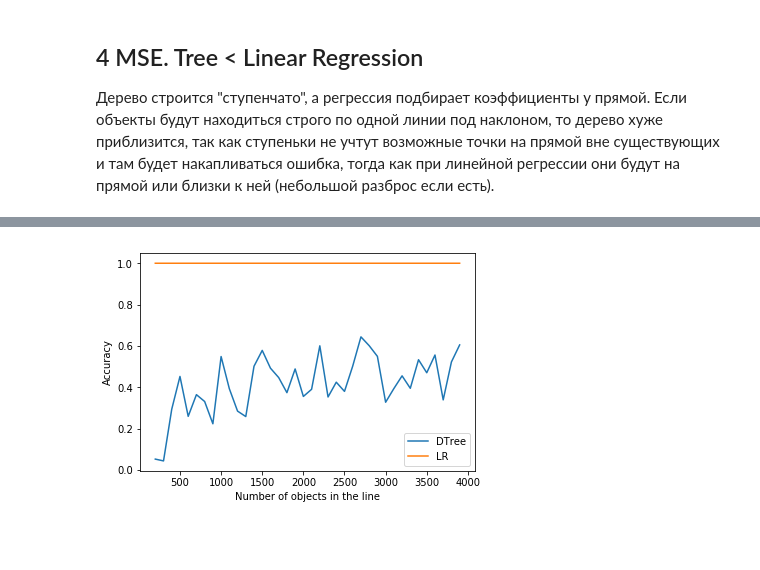
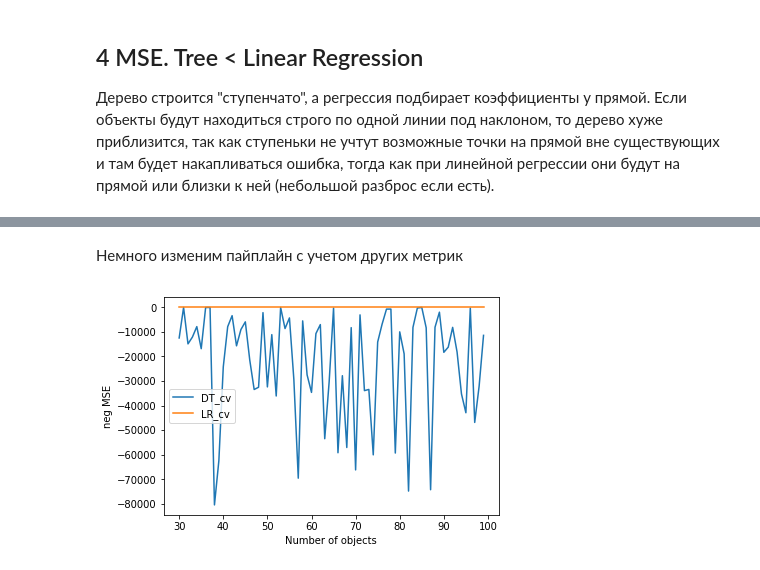
Before and after one commit to dkbrz/Python_HW_2018, a Jupyter notebook: HW_2/HW_2.ipynb, the cells around one changed output, grey strips where cells are left out. Drawn from its saved outputs; the diff is of its cells as text; code cells hidden in the pictures; blank space fills up the shorter version.

```diff
--- a/HW_2/HW_2.ipynb
+++ b/HW_2/HW_2.ipynb
@@ -43,8 +57,8 @@ lr = LogisticRegression(solver='liblinear')
 def generate_lines(n):
     X = []
     y = []
-    X.extend([[x, np.tan(np.pi/4)*x] for x in np.array(range(1,n+1))])
-    X.extend([[x, np.tan(np.pi/4+0.1/n)*x] for x in np.array(range(1,n+1))])
+    X.extend([[x, np.tan(np.pi/4)*x] for x in np.linspace(1,1000, n)])
+    X.extend([[x, np.tan(np.pi/4+0.1/n)*x] for x in np.linspace(1,1000, n)])
     y.extend([1]*n)
     y.extend([0]*n)
     return X, y
@@ -144,7 +145,3 @@ plt.show()
 ## 4 MSE. Tree < Linear Regression
 
 Дерево строится "ступенчато", а регрессия подбирает коэффициенты у прямой. Если объекты будут находиться строго по одной линии под наклоном, то дерево хуже приблизится, так как ступеньки не учтут возможные точки на прямой вне существующих и там будет накапливаться ошибка, тогда как при линейной регрессии они будут на прямой или близки к ней (небольшой разброс если есть).
-# %%
-X, y = make_regression(n_samples=30, n_features=1, noise=0.1, random_state=24, tail_strength=0.8)
-plt.scatter(X,y)
-plt.show()
@@ -156,15 +148,35 @@ lr = LinearRegression()
+# %%
+def generate_reg(n):
+    k = random.randint(1, 30)
+    X = [[i] for i in (np.linspace(1, 100, n))]
+    y = [k*i[0] + random.uniform(-0.1,0.1) for i in X]
+    return np.array(X), np.array(y)
+# %% [markdown]
+Немного изменим пайплайн с учетом других метрик
+# %%
+def pipeline(X, y, clf1, clf2, y_p, y2_p, yf1, yf2):
+    X_train, X_test, y_train, y_test = train_test_split(X, y,random_state=23)
+    y_p.append(cross_val_score(clf1, X, y, cv=5, scoring='neg_mean_squared_error').mean())
+    y2_p.append(cross_val_score(clf2, X, y, cv=5, scoring='neg_mean_squared_error').mean())
+    clf1.fit(X_train, y_train)
+    r1 = clf1.predict(X_test)
+    yf1.append(mean_squared_error(r1, y_test))
+    clf2.fit(X_train, y_train)
+    r2 = clf2.predict(X_test)
+    yf2.append(mean_squared_error(r2, y_test))
+    return y_p, y2_p, yf1, yf2
 # %%
-x_p, y_p, y2_p = [],[],[]
-for i in range (200, 4000, 100):
-    X, y = make_regression(n_samples=i, n_features=30, noise=0.2, random_state=24, tail_strength=0.8)
-    y_p.append(cross_val_score(dtr, X, y, cv=5).mean())
+x_p, y_p, y2_p, yf1, yf2 = [],[],[],[],[]
+for i in range (30, 100, 1):
+    X, y = generate_reg(i)
+    clf1 = DecisionTreeRegressor(criterion='mse')
+    clf2 = LinearRegression()
+    y_p, y2_p, yf1, yf2 = pipeline(X, y, clf1, clf2, y_p, y2_p, yf1, yf2)
     x_p.append(i)
-    y2_p.append(cross_val_score(lr, X, y, cv=5).mean())
-
 plt.plot(x_p, y_p, x_p, y2_p)
-plt.legend(['DTree', 'LR'])
-plt.xlabel('Number of objects in the line')
-plt.ylabel('Accuracy')
+plt.legend(['DT_cv', 'LR_cv', 'DT_ho','LR_ho'])
+plt.xlabel('Number of objects')
+plt.ylabel('neg MSE')
 plt.show()
 # %% [output]
-[figure, old version]
+[figure, new version]
```
Also changed, not shown: parts of 19 cells of this notebook.
